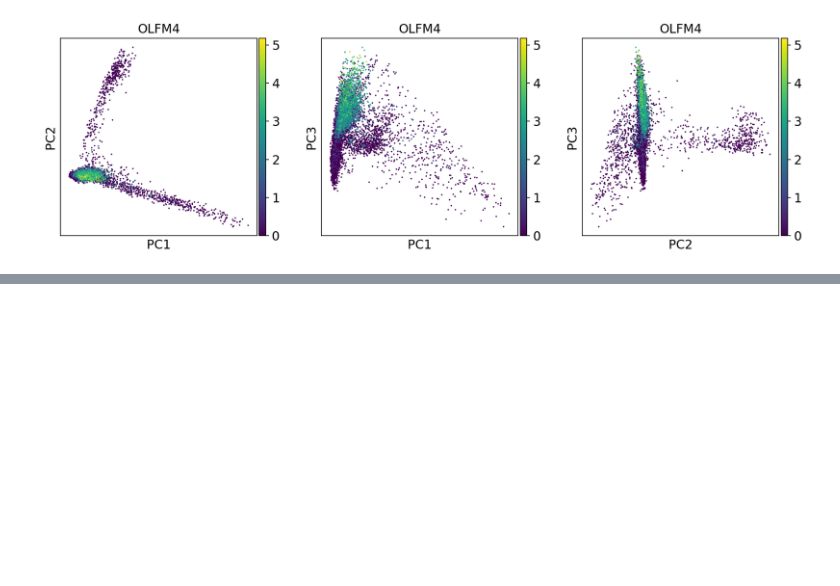
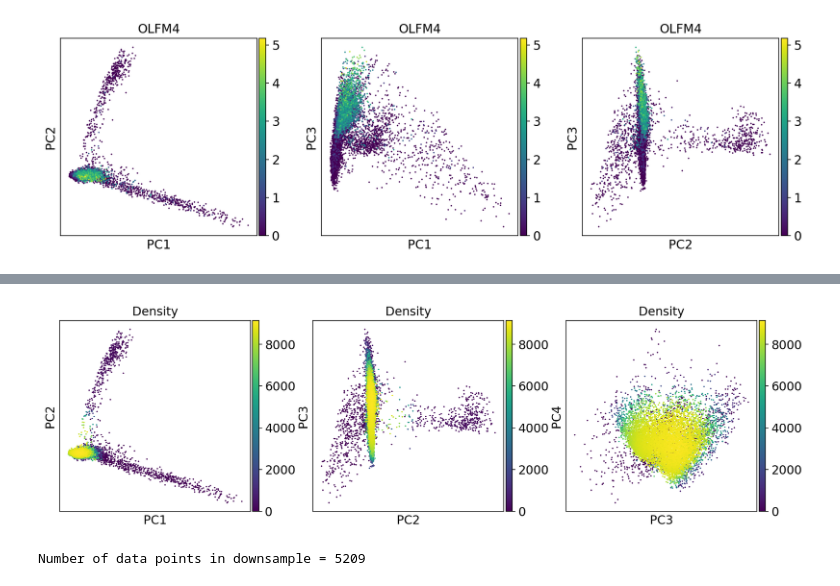
Before and after one commit to nvribeiro/CeD_UMCG2023, a Jupyter notebook: trajectory_analysis/pCreode_epithelia.ipynb, the cells around one changed output, grey strips where cells are left out. Drawn from its saved outputs; the diff is of its cells as text; code cells hidden in the pictures; blank space fills up the shorter version.

```diff
--- a/trajectory_analysis/pCreode_epithelia.ipynb
+++ b/trajectory_analysis/pCreode_epithelia.ipynb
@@ -49,0 +53,4 @@ NameError: name 'sys' is not defined
+# %%
+sc.pl.pca(epithelia_adata,components=['1,2','2,3', '3,4'],color = 'Density')  #overlay each cell's Density value onto a three principal components
+# %% [output]
+[figure, added]
@@ -49,0 +61,4 @@ NameError: name 'sys' is not defined
+# %%
+downed, downed_ind = pcreode.Down_Sample( pca_data, epithelia_adata.obs['Density'], noise, target)
+# %% [output]
+Number of data points in downsample = 5209
```
Also changed, not shown: parts of 13 cells of this notebook, 6 other files.
